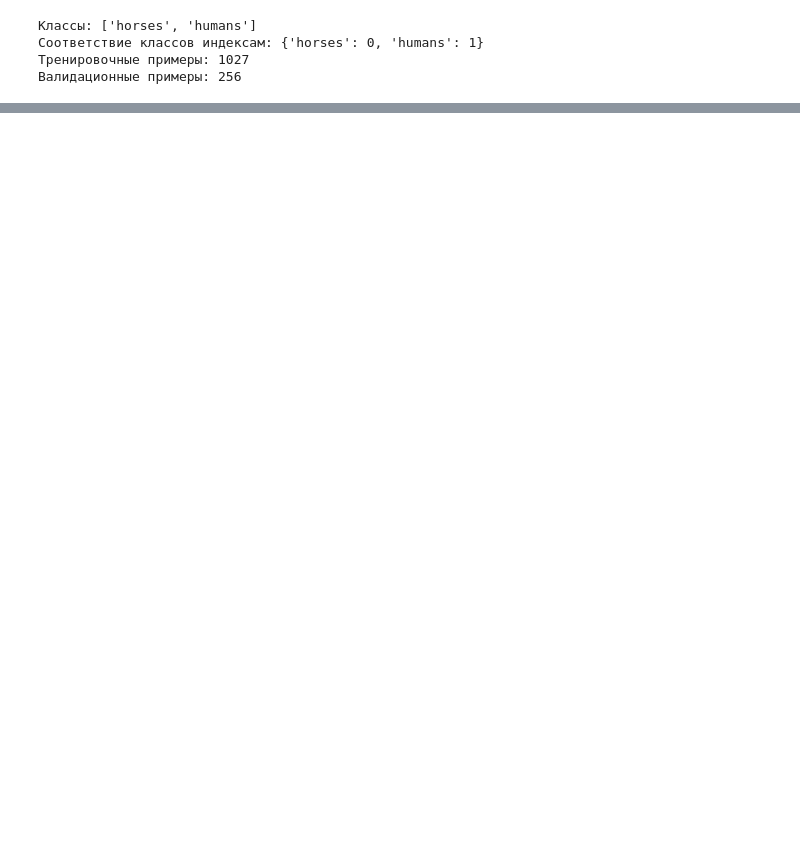
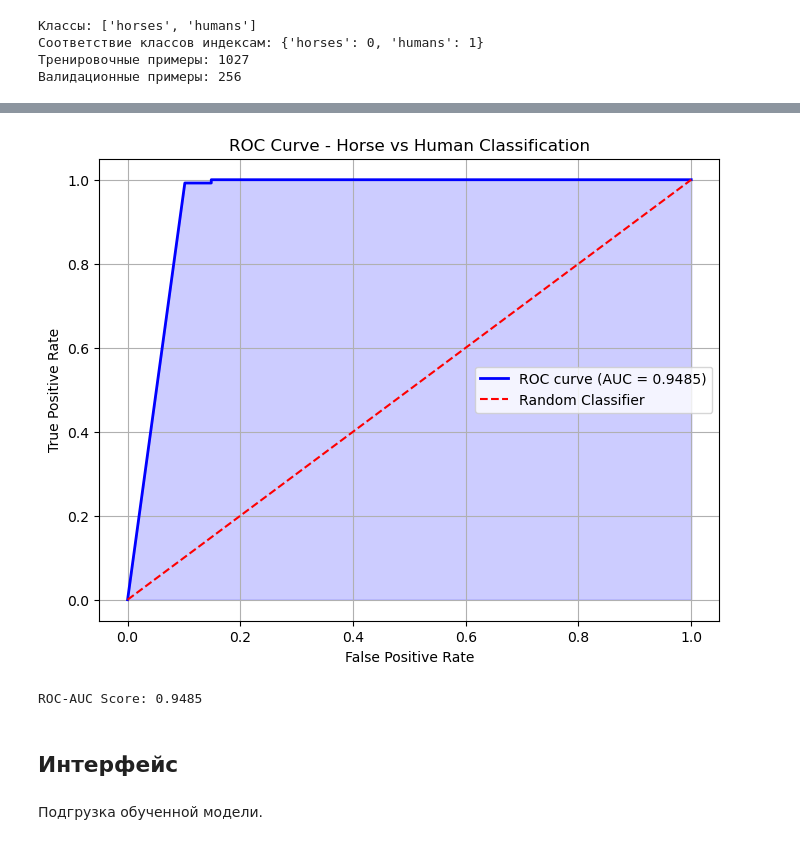
Before and after one commit to IDrumo/Neural-networks-and-deep-learning, a Jupyter notebook: 5. CNN/homework.ipynb, the cells around one changed output, grey strips where cells are left out. Drawn from its saved outputs; the diff is of its cells as text; code cells hidden in the pictures; blank space fills up the shorter version.

```diff
--- a/5. CNN/homework.ipynb
+++ b/5. CNN/homework.ipynb
@@ -101,0 +329,43 @@ print(f"Валидационные примеры: {len(validation_dataset)}")
+# %%
+def evaluate_roc_auc(model, val_loader):
+    model.eval()
+    all_preds = []
+    all_labels = []
+
+    with torch.no_grad():
+        for images, labels in val_loader:
+            images, labels = images.to(DEVICE), labels.to(DEVICE).float().unsqueeze(1)
+
+            outputs = model(images)
+            preds = torch.sigmoid(outputs)
+
+            all_preds.extend(preds.cpu().numpy())
+            all_labels.extend(labels.cpu().numpy())
+
+    # ROC-AUC и ROC curve
+    auc_score = roc_auc_score(all_labels, all_preds)
+    fpr, tpr, thresholds = roc_curve(all_labels, all_preds)
+
+    # Визуализация ROC curve
+    plt.figure(figsize=(8, 6))
+    plt.plot(fpr, tpr, color='blue', linewidth=2, label=f'ROC curve (AUC = {auc_score:.4f})')
+    plt.plot([0, 1], [0, 1], color='red', linestyle='--', label='Random Classifier')
+    plt.fill_between(fpr, tpr, alpha=0.2, color='blue')
+    plt.xlabel('False Positive Rate')
+    plt.ylabel('True Positive Rate')
+    plt.title('ROC Curve - Horse vs Human Classification')
+    plt.legend()
+    plt.grid(True)
+    plt.show()
+
+    return auc_score, fpr, tpr, thresholds
+
+auc_score, fpr, tpr, thresholds = evaluate_roc_auc(model, validation_loader)
+print(f"ROC-AUC Score: {auc_score:.4f}")
+# %% [output]
+[figure, added]
+ROC-AUC Score: 0.9485
+# %% [markdown]
+## Интерфейс
+# %% [markdown]
+Подгрузка обученной модели.
```
Also changed, not shown: parts of 32 cells of this notebook, 1 other file.
